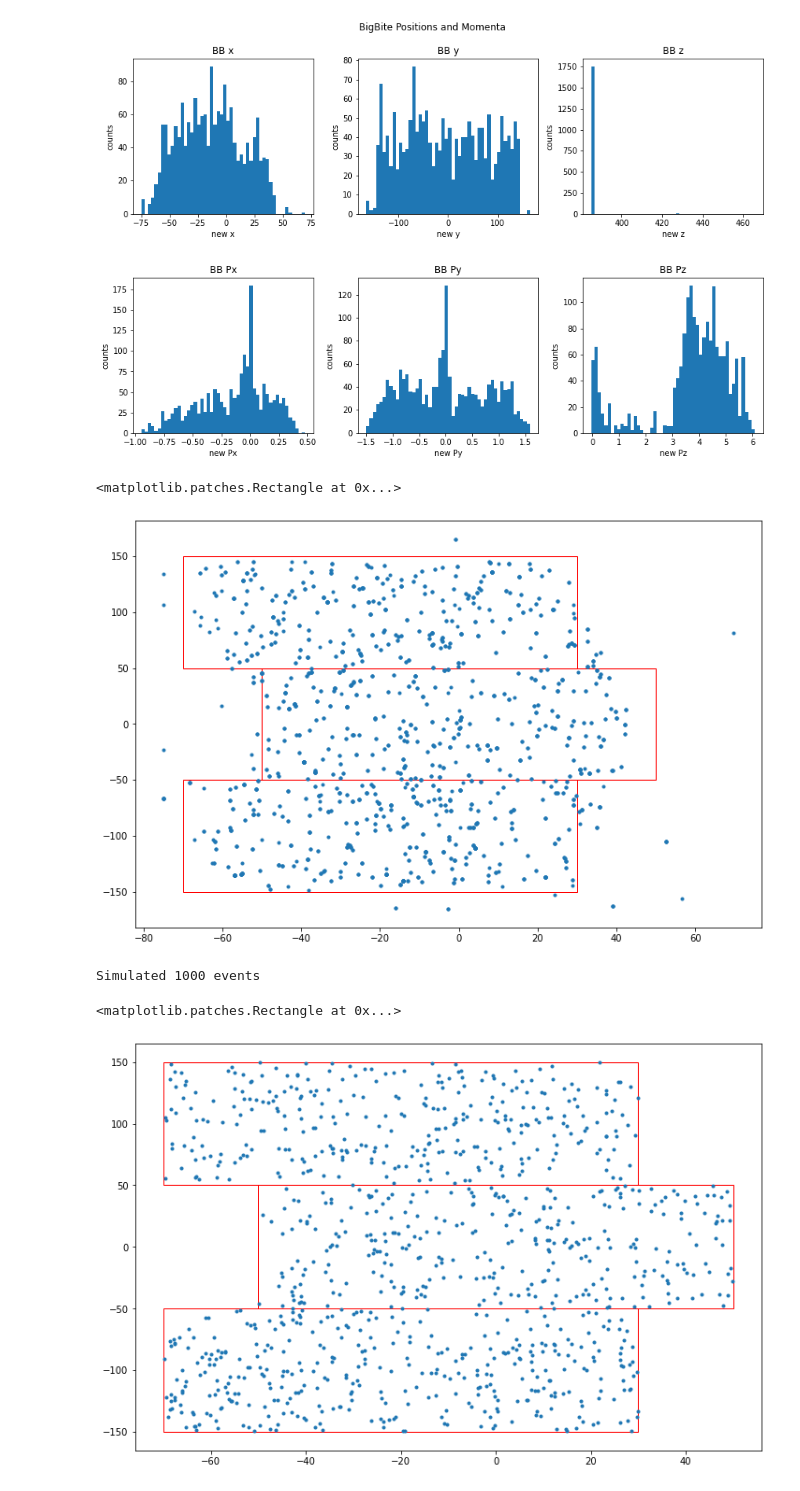
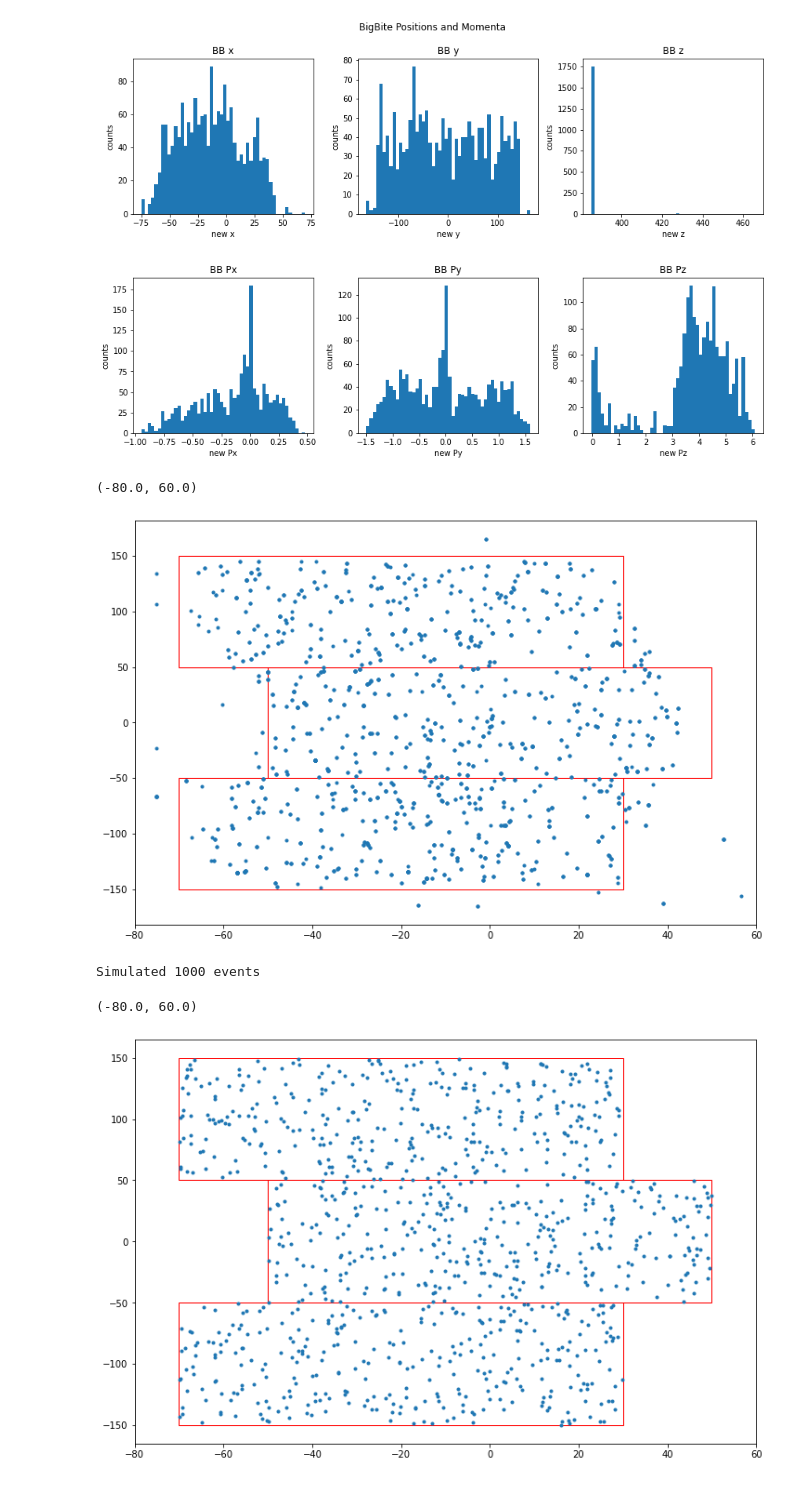
Before and after one commit to arosso17/AnaBarMC, a Jupyter notebook: macros/ToyModel_Angelo.ipynb, the cells around one changed output. Saved outputs shown, nothing was run; the diff lists cells and outputs as text; code cells hidden in the pictures.

```diff
--- a/macros/ToyModel_Angelo.ipynb
+++ b/macros/ToyModel_Angelo.ipynb
@@ -235,18 +229,21 @@ ax.add_patch(rect)
 
 rect = patches.Rectangle((-70, 50), 100, 100, linewidth=1, edgecolor='r', facecolor='none')
 ax.add_patch(rect)
+ax.set_xlim(-80, 60)
 # %% [output]
-<matplotlib.patches.Rectangle at 0x...>
+(-80.0, 60.0)
-[figure, old version]
+[figure, new version]
 # %%
 # Toy Model
 
 import random
+import numpy as np
 
 bbdist = 4.05 #meters
+angle = np.radians(29.0)
 
 xsize = 100.0 #size of CDet module horizontally
-ysize = 100.0 #sizw of CDet module vertically
+ysize = 100.0 #size of CDet module vertically
 mp = 938.2796 #mass of proton in MeV
 ebeam = 11000 #beam energy in MeV
 
@@ -297,21 +294,25 @@ print(f'Simulated {nevents} events')
 # %% [output]
 Simulated 1000 events
 # %%
+import matplotlib.pyplot as plt
+import matplotlib.patches as patches
 fig, ax = plt.subplots()
+plt.rcParams["figure.figsize"] = (12,8)
 
 ax.plot(x_vtx,y_vtx,'.')
 
 rect = patches.Rectangle((-50, -50), 100, 100, linewidth=1, edgecolor='r', facecolor='none')
 ax.add_patch(rect)
 
 rect = patches.Rectangle((-70, -150), 100, 100, linewidth=1, edgecolor='r', facecolor='none')
 ax.add_patch(rect)
 
 rect = patches.Rectangle((-70, 50), 100, 100, linewidth=1, edgecolor='r', facecolor='none')
 ax.add_patch(rect)
+ax.set_xlim(-80, 60)
 # %% [output]
-<matplotlib.patches.Rectangle at 0x...>
+(-80.0, 60.0)
-[figure, old version]
+[figure, new version]
 # %%
 plt.rcParams["figure.figsize"] = (12,8)
 
```
Also changed, not shown: parts of 3 cells of this notebook.
